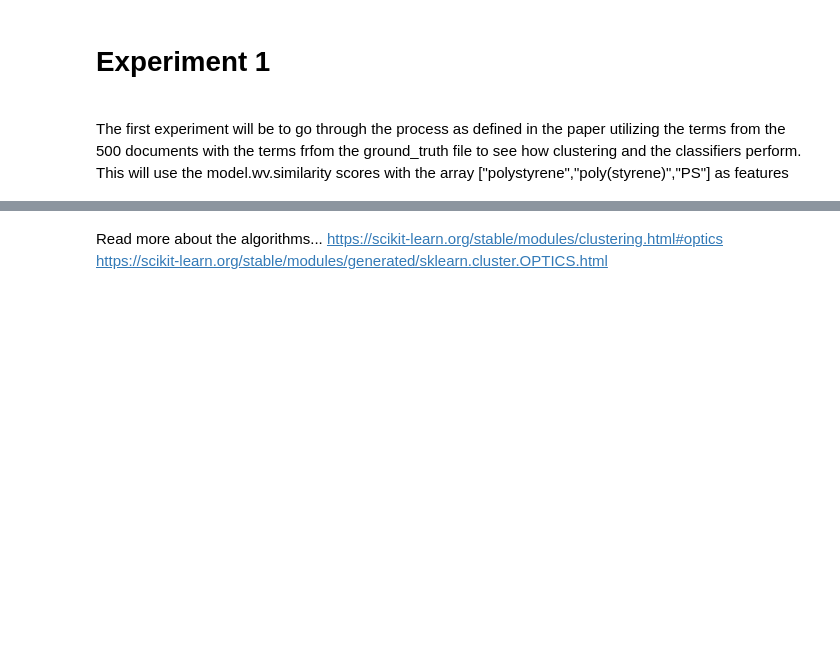
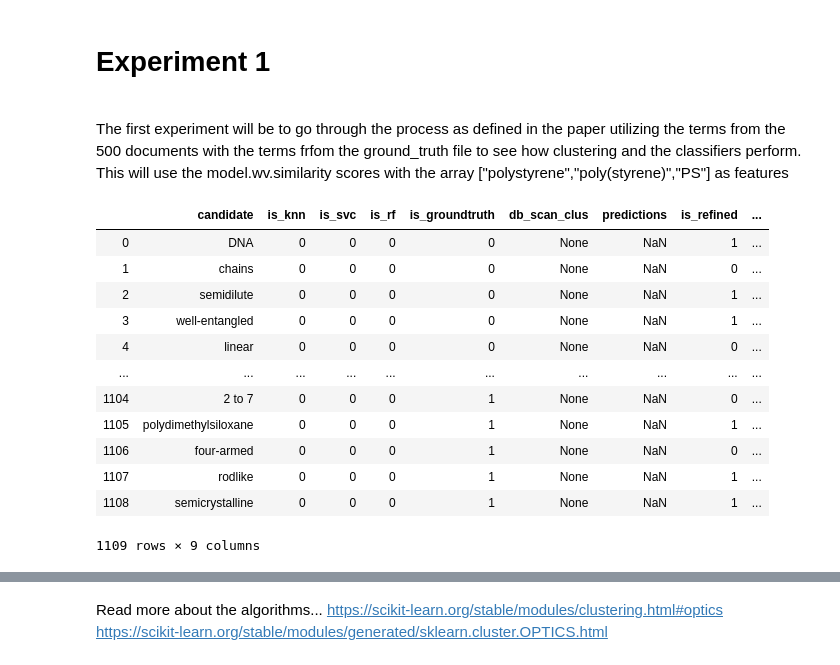
Before and after one commit to Dan195/WordEmbeddingNER-Cluster, a Jupyter notebook: ClassifyingWithClustering.ipynb, the cells around one changed output, grey strips where cells are left out. Saved outputs shown, nothing was run; the diff lists cells and outputs as text; code cells hidden in the pictures; blank space fills up the shorter version.

```diff
--- a/ClassifyingWithClustering.ipynb
+++ b/ClassifyingWithClustering.ipynb
@@ -53,8 +56,8 @@ nlp.vocab[u"g/mol"].is_stop   = False
 nlp.vocab[u"kg/mol"].is_stop  = False
 # %%
 GROUND_TRUTH_INPUT = "../ground_truth/ground_truth_list_format.txt"
-FULL_CANDIDATES = "../candidates/listformat/full_doc_candidates.txt"
-CBOW_MODEL = "../../models/gensim_cbow.bin"
+FULL_CANDIDATES = "../../data/polymer_ner_evaluation.csv"
+CBOW_MODEL = "../../models/FT_cbow.bin"
 # %% [markdown]
 <h1>Data Exploration</h1> <br><br>
 First, we will take a look at the polymers from the ground_truth file and see which ones are the most popular based
@@ -442,23 +399,25 @@ def get_hashes_from_list(list_):
     """returns dictionary with value 1 from a list. Its purpose is to be used when needing to find if
     item is in a list repeatedly as this will get the find operation down to constant time."""
     return {key: 1 for key in list_}
-def create_df(words, coords, ground_truths_hash):
+def create_df(candidates_path, model):
     # is_{algo} columns are boolean as to whether or not they were predicted by that algorithm.
-    df = pd.DataFrame(columns=["candidate","is_knn","is_svc","is_rf","is_groundtruth","db_scan_clus","predictions"])
-    ground_truths_hashed = get_hashes_from_list(ground_truths)
+    df = pd.DataFrame(columns=["candidate","is_knn","is_svc","is_rf","is_groundtruth","db_scan_clus","predictions","is_refined"])
+    #ground_truths_hashed = get_hashes_from_list(ground_truths)
 
-    for ix in range(len(coords)):
-        word = words[ix]
-        cur_coords = coords[ix]
-        is_groundtruth = 1 if word in ground_truths_hash else 0
-        df = df.append({"candidate":word,"is_knn":0,"is_svc":0,"is_rf":0,"is_groundtruth":is_groundtruth,"db_scan_clus":None,"model_coords":cur_coords},ignore_index=True)
-           # df = df.append(pd.Series([word,0,0,0,0,0,prediction]),ignore_index=True)
+    with open(candidates_path,'r',encoding='utf-8') as candidates:
+        for candidate in candidates:
+            word_and_isgroundtruth = candidate.split("|")
+            word = word_and_isgroundtruth[0].replace('"','')
+            is_refined = 1 if refine_candidate(word, model) != "ignore" else 0
+            is_groundtruth = int(word_and_isgroundtruth[1].replace('"','').rstrip('\n'))
 
+        # is_groundtruth = 1 if word in ground_truths_hash else 0
+            df = df.append({"candidate":word,"is_knn":0,"is_svc":0,"is_rf":0,"is_groundtruth":is_groundtruth,"db_scan_clus":None,"model_coords":[],"is_refined": is_refined},ignore_index=True)
 
     return df
 # %%
 # Load the pre trained gensim model
-model = gensim.models.Word2Vec.load(CBOW_MODEL)
+model = gensim.models.FastText.load(CBOW_MODEL)
 # Get word vectors
 word_vectors = model.wv
 # %% [output]
@@ -476,4 +437,21 @@ word_vectors = model.wv
 The first experiment will be to go through the process as defined in the paper utilizing
 the terms from the 500 documents with the terms frfom the ground_truth file to see how clustering and the classifiers perform.
 This will use the model.wv.similarity scores with the array ["polystyrene","poly(styrene)","PS"] as features
+# %%
+df_exp1 = create_df(FULL_CANDIDATES, model)
+df_exp1
+# %% [output]
+|  | candidate | is_knn | is_svc | is_rf | is_groundtruth | db_scan_clus | predictions | is_refined | ... |
+| 0 | DNA | 0 | 0 | 0 | 0 | None | NaN | 1 | ... |
+| 1 | chains | 0 | 0 | 0 | 0 | None | NaN | 0 | ... |
+| 2 | semidilute | 0 | 0 | 0 | 0 | None | NaN | 1 | ... |
+| 3 | well-entangled | 0 | 0 | 0 | 0 | None | NaN | 1 | ... |
+| 4 | linear | 0 | 0 | 0 | 0 | None | NaN | 0 | ... |
+| ... | ... | ... | ... | ... | ... | ... | ... | ... | ... |
+| 1104 | 2 to 7 | 0 | 0 | 0 | 1 | None | NaN | 0 | ... |
+| 1105 | polydimethylsiloxane | 0 | 0 | 0 | 1 | None | NaN | 1 | ... |
+| 1106 | four-armed | 0 | 0 | 0 | 1 | None | NaN | 0 | ... |
+| 1107 | rodlike | 0 | 0 | 0 | 1 | None | NaN | 1 | ... |
+| 1108 | semicrystalline | 0 | 0 | 0 | 1 | None | NaN | 1 | ... |
+1109 rows × 9 columns
 # %%
```
Also changed, not shown: parts of 21 cells of this notebook.
